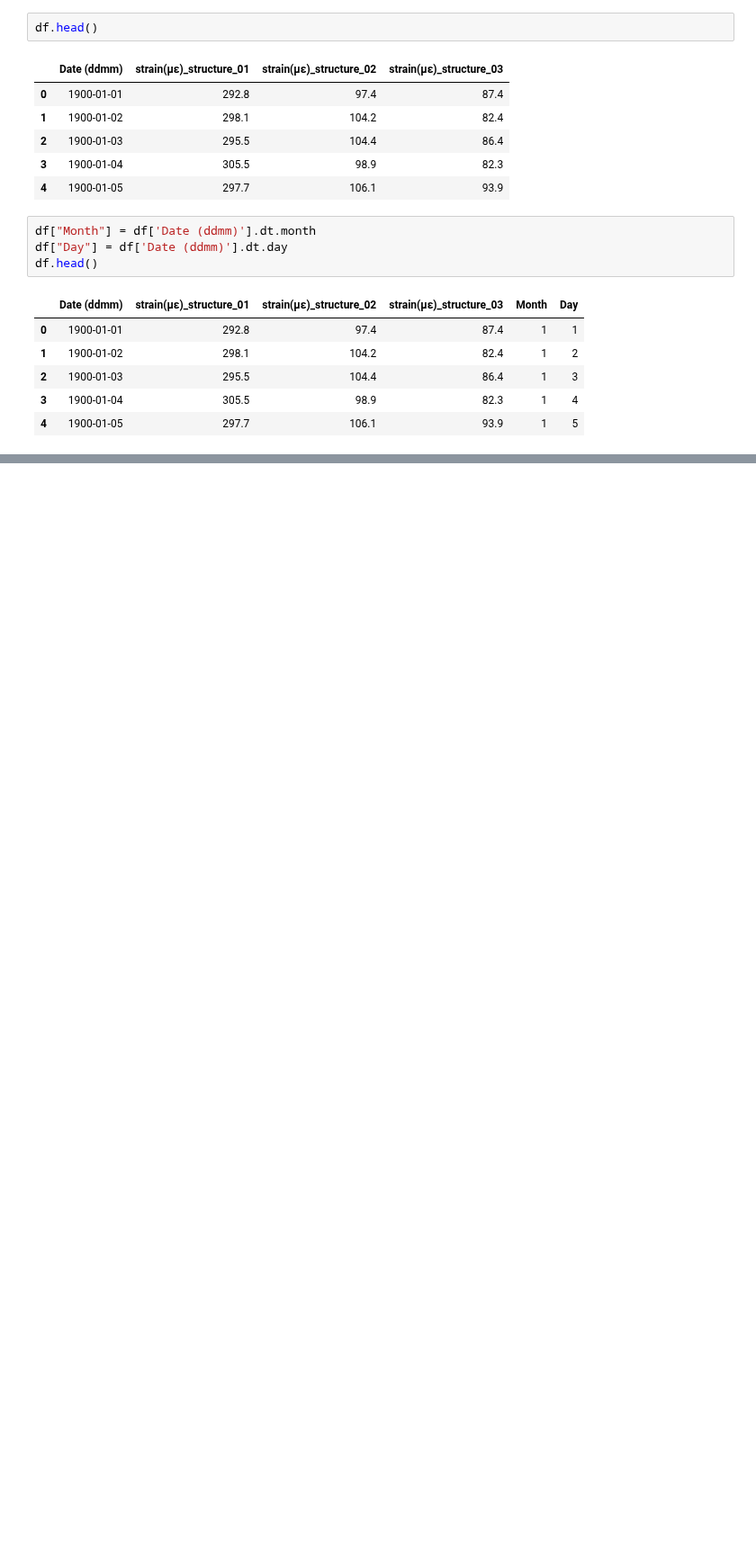
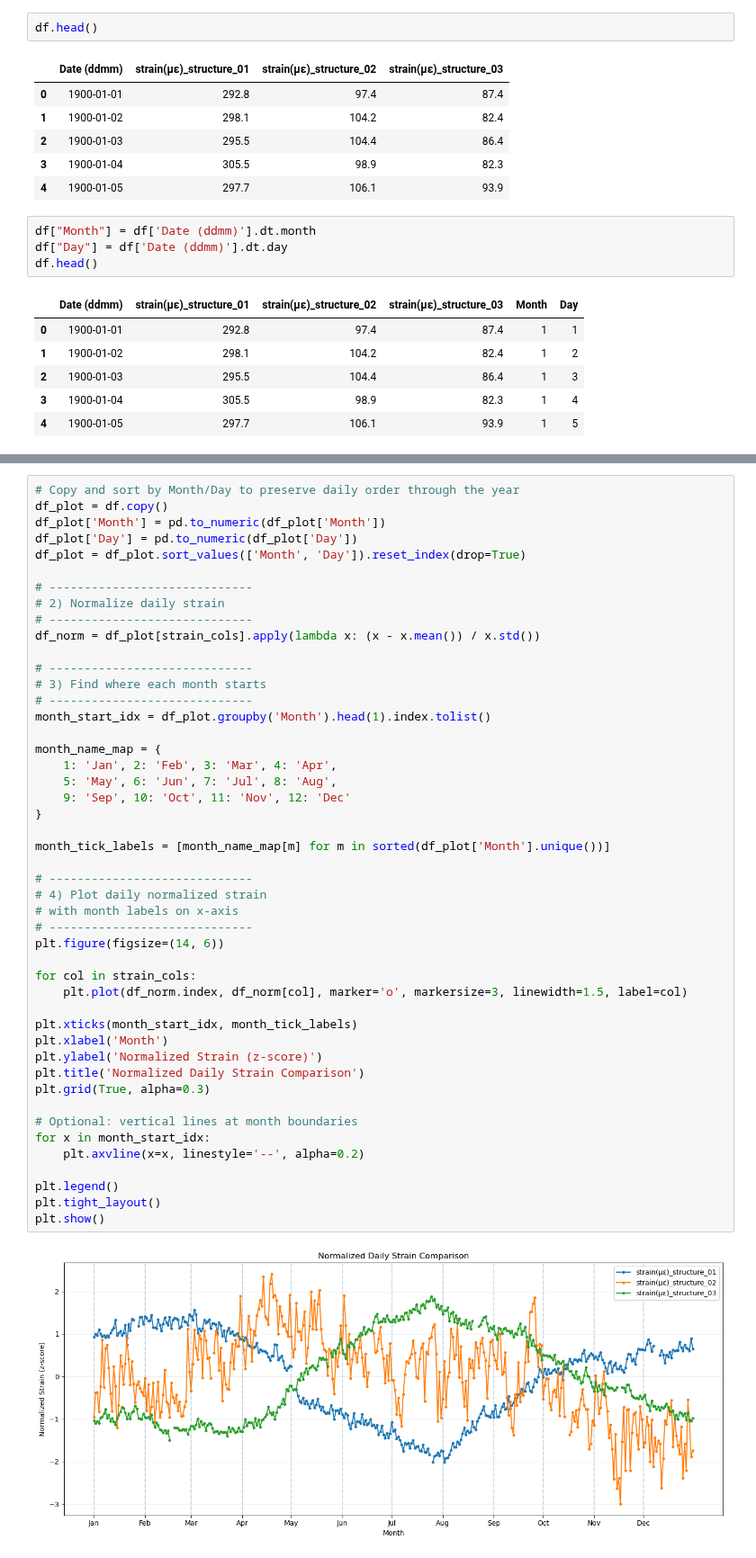
Before and after one commit to jcpeinado/SHMP_Bridge_Monitoring, a Jupyter notebook: notebooks/02_data_analysis.ipynb, the cells around one changed output, grey strips where cells are left out. Shown at 90% size. Cells and saved outputs as stored; diff of their text form; blank space fills up the shorter version.

```diff
--- a/notebooks/02_data_analysis.ipynb
+++ b/notebooks/02_data_analysis.ipynb
@@ -478,0 +603,49 @@ KeyError: "Columns not found: 'strain(µε)_structure_01', 'strain(µε)_structu
+# %%
+# Copy and sort by Month/Day to preserve daily order through the year
+df_plot = df.copy()
+df_plot['Month'] = pd.to_numeric(df_plot['Month'])
+df_plot['Day'] = pd.to_numeric(df_plot['Day'])
+df_plot = df_plot.sort_values(['Month', 'Day']).reset_index(drop=True)
+
+# -----------------------------
+# 2) Normalize daily strain
+# -----------------------------
+df_norm = df_plot[strain_cols].apply(lambda x: (x - x.mean()) / x.std())
+
+# -----------------------------
+# 3) Find where each month starts
+# -----------------------------
+month_start_idx = df_plot.groupby('Month').head(1).index.tolist()
+
+month_name_map = {
+    1: 'Jan', 2: 'Feb', 3: 'Mar', 4: 'Apr',
+    5: 'May', 6: 'Jun', 7: 'Jul', 8: 'Aug',
+    9: 'Sep', 10: 'Oct', 11: 'Nov', 12: 'Dec'
+}
+
+month_tick_labels = [month_name_map[m] for m in sorted(df_plot['Month'].unique())]
+
+# -----------------------------
+# 4) Plot daily normalized strain
+# with month labels on x-axis
+# -----------------------------
+plt.figure(figsize=(14, 6))
+
+for col in strain_cols:
+    plt.plot(df_norm.index, df_norm[col], marker='o', markersize=3, linewidth=1.5, label=col)
+
+plt.xticks(month_start_idx, month_tick_labels)
+plt.xlabel('Month')
+plt.ylabel('Normalized Strain (z-score)')
+plt.title('Normalized Daily Strain Comparison')
+plt.grid(True, alpha=0.3)
+
+# Optional: vertical lines at month boundaries
+for x in month_start_idx:
+    plt.axvline(x=x, linestyle='--', alpha=0.2)
+
+plt.legend()
+plt.tight_layout()
+plt.show()
+# %% [output]
+[figure, added]
```
Also changed, not shown: parts of 3 cells of this notebook.
